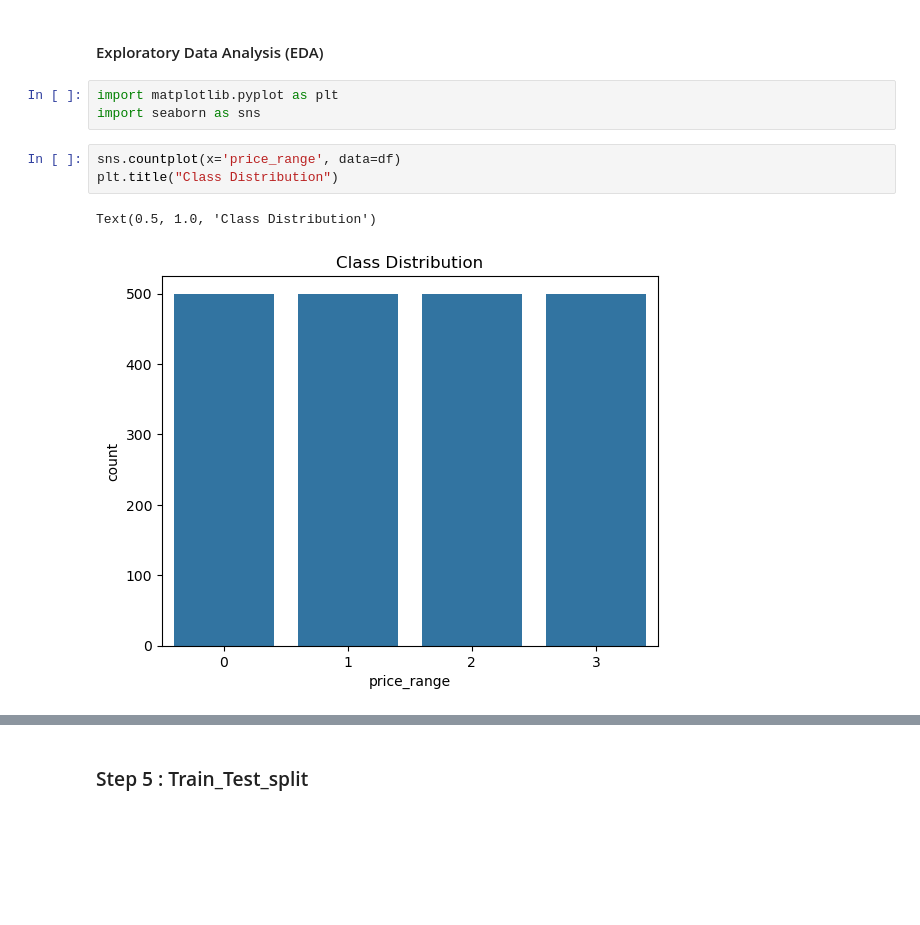
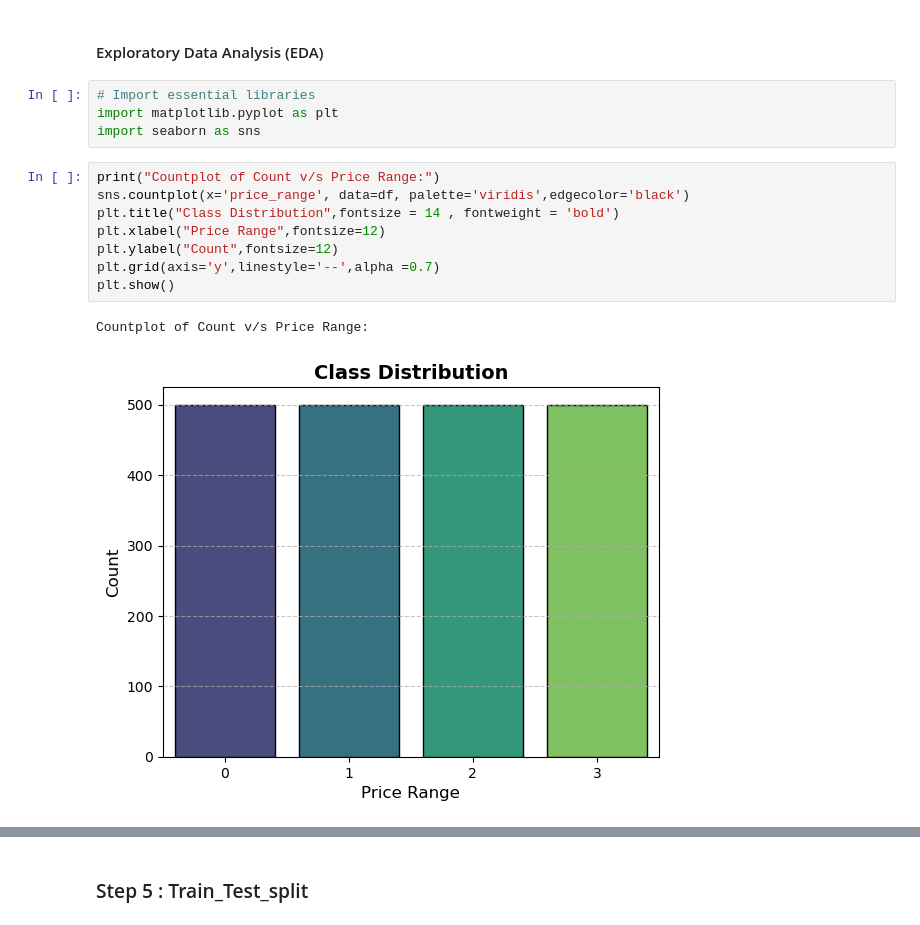
Before and after one commit to Sourabh2808/Machine-Learning, a Jupyter notebook: Mobile Price Classifictn Assignment 1.11.2025/LogisticRegression.ipynb, the cells around one changed output, grey strips where cells are left out. Saved outputs shown, nothing was run; the diff lists cells and outputs as text; blank space fills up the shorter version.

```diff
--- a/Mobile Price Classifictn Assignment 1.11.2025/LogisticRegression.ipynb
+++ b/Mobile Price Classifictn Assignment 1.11.2025/LogisticRegression.ipynb
@@ -176,12 +187,18 @@ X_pre.head()
 # %% [markdown]
 #### Exploratory Data Analysis (EDA)
 # %%
+# Import essential libraries
 import matplotlib.pyplot as plt
 import seaborn as sns
 # %%
-sns.countplot(x='price_range', data=df)
-plt.title("Class Distribution")
+print("Countplot of Count v/s Price Range:")
+sns.countplot(x='price_range', data=df, palette='viridis',edgecolor='black')
+plt.title("Class Distribution",fontsize = 14 , fontweight = 'bold')
+plt.xlabel("Price Range",fontsize=12)
+plt.ylabel("Count",fontsize=12)
+plt.grid(axis='y',linestyle='--',alpha =0.7)
+plt.show()
 # %% [output]
-Text(0.5, 1.0, 'Class Distribution')
+Countplot of Count v/s Price Range:
-[figure, old version]
+[figure, new version]
 # %%
```
Also changed, not shown: parts of 99 cells of this notebook, 1 other file.
